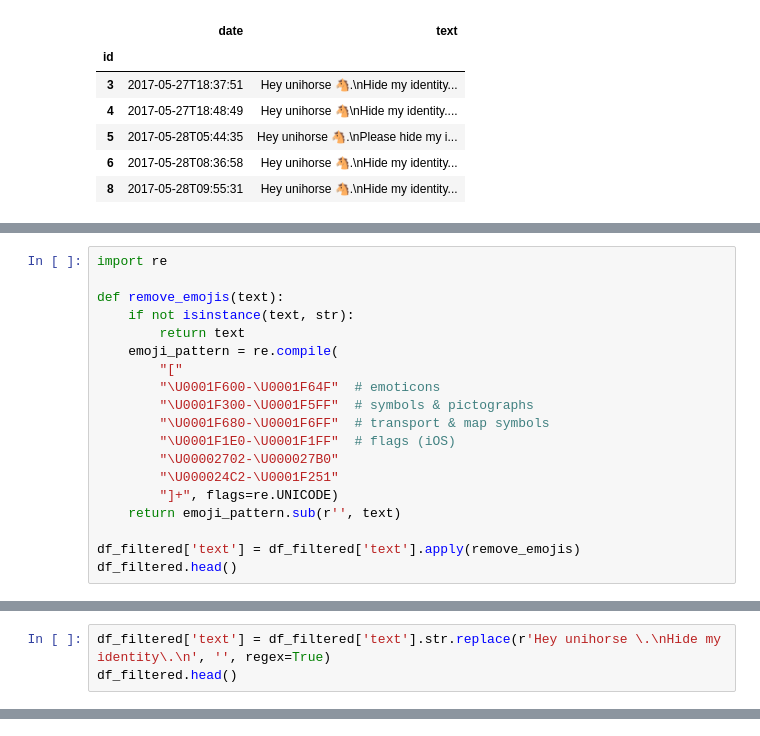
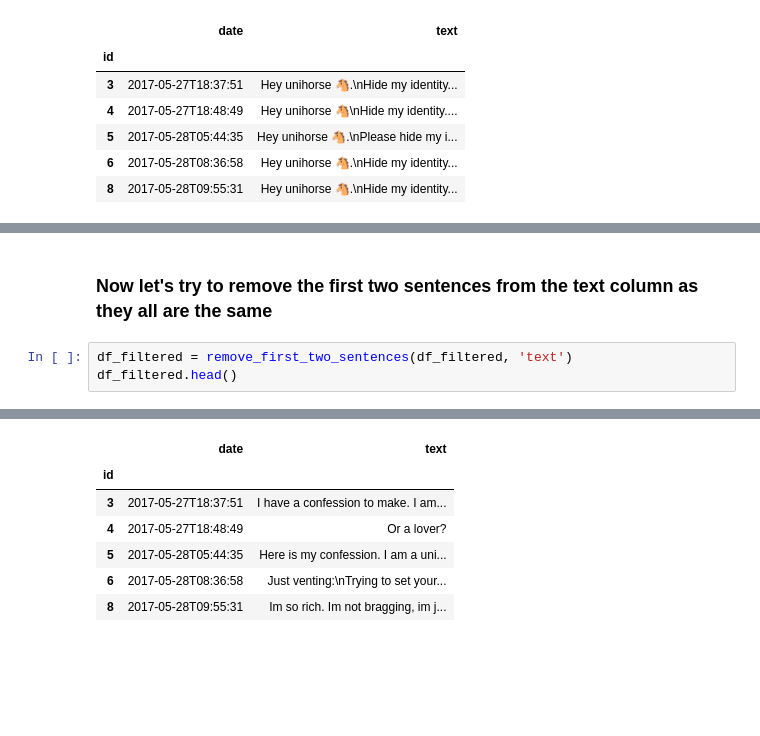
Before and after one commit to Alpha-Mintamir/vent, a Jupyter notebook: notebooks/pre-processing.ipynb, the cells around one changed output, grey strips where cells are left out. Drawn from its saved outputs; the diff is of its cells as text; blank space fills up the shorter version.

```diff
--- a/notebooks/pre-processing.ipynb
+++ b/notebooks/pre-processing.ipynb
@@ -91,19 +106,0 @@ df_filtered.head()
-# %%
-import re
-
-def remove_emojis(text):
-    if not isinstance(text, str):
-        return text
-    emoji_pattern = re.compile(
-        "["
-        "\U0001F600-\U0001F64F"  # emoticons
-        "\U0001F300-\U0001F5FF"  # symbols & pictographs
-        "\U0001F680-\U0001F6FF"  # transport & map symbols
-        "\U0001F1E0-\U0001F1FF"  # flags (iOS)
-        "\U00002702-\U000027B0"
-        "\U000024C2-\U0001F251"
-        "]+", flags=re.UNICODE)
-    return emoji_pattern.sub(r'', text)
-
-df_filtered['text'] = df_filtered['text'].apply(remove_emojis)
-df_filtered.head()
@@ -118,3 +106,0 @@ df_filtered.head()
-# %%
-df_filtered['text'] = df_filtered['text'].str.replace(r'Hey unihorse \.\nHide my identity\.\n', '', regex=True)
-df_filtered.head()
@@ -176,0 +118,6 @@ id
+# %% [markdown]
+### Now let's try to remove the first two sentences from the text column as they all are the same
+# %%
+df_filtered = remove_first_two_sentences(df_filtered, 'text')
+df_filtered.head()
+# %% [output]
@@ -176,0 +127,7 @@ id
+|  | date | text |
+| id |  |  |
+| 3 | 2017-05-27T18:37:51 | I have a confession to make. I am... |
+| 4 | 2017-05-27T18:48:49 | Or a lover? |
+| 5 | 2017-05-28T05:44:35 | Here is my confession. I am a uni... |
+| 6 | 2017-05-28T08:36:58 | Just venting:\nTrying to set your... |
+| 8 | 2017-05-28T09:55:31 | Im so rich. Im not bragging, im j... |
```
Also changed, not shown: parts of 27 cells of this notebook, 4 other files.
